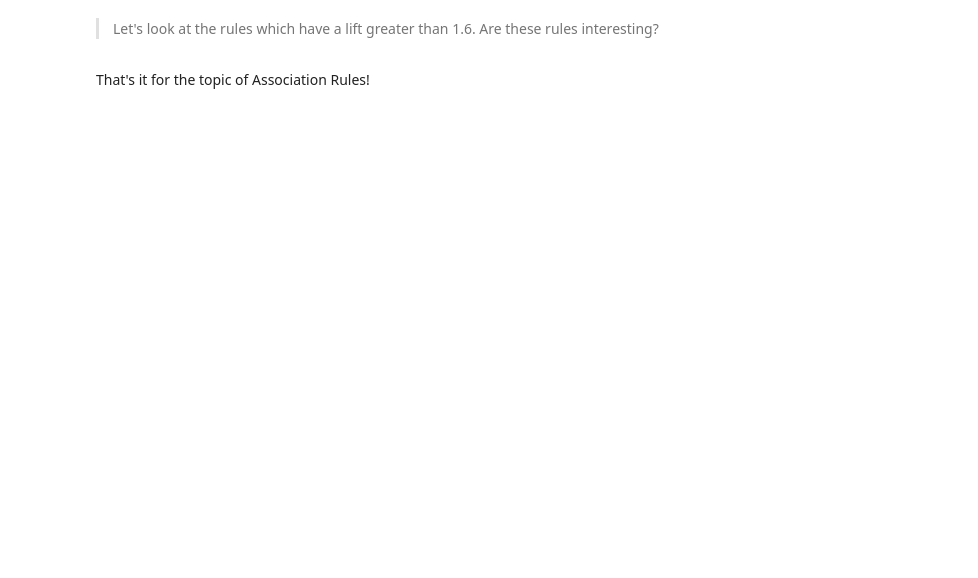
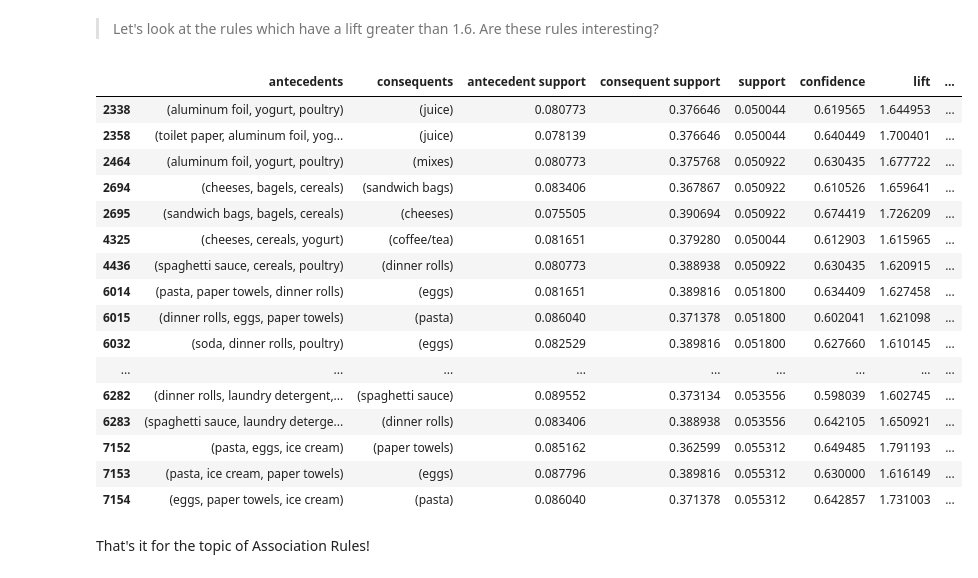
Before and after one commit to dave1b/ADML, a Jupyter notebook: 10 Association Rules/Association Rules.ipynb, the cells around one changed output. Saved outputs shown, nothing was run; the diff lists cells and outputs as text; code cells hidden in the pictures; blank space fills up the shorter version.

```diff
--- a/10 Association Rules/Association Rules.ipynb
+++ b/10 Association Rules/Association Rules.ipynb
@@ -160,4 +386,24 @@ rules.query('support > 0.05 and confidence > 0.9 and lift > 1.3')
 # %% [markdown]
 > Let's look at the rules which have a lift greater than 1.6. Are these rules interesting?
+# %%
+rules.query('lift > 1.6 ')
+# %% [output]
+|  | antecedents | consequents | antecedent support | consequent support | support | confidence | lift | ... |
+| 2338 | (aluminum foil, yogurt, poultry) | (juice) | 0.080773 | 0.376646 | 0.050044 | 0.619565 | 1.644953 | ... |
+| 2358 | (toilet paper, aluminum foil, yog... | (juice) | 0.078139 | 0.376646 | 0.050044 | 0.640449 | 1.700401 | ... |
+| 2464 | (aluminum foil, yogurt, poultry) | (mixes) | 0.080773 | 0.375768 | 0.050922 | 0.630435 | 1.677722 | ... |
+| 2694 | (cheeses, bagels, cereals) | (sandwich bags) | 0.083406 | 0.367867 | 0.050922 | 0.610526 | 1.659641 | ... |
+| 2695 | (sandwich bags, bagels, cereals) | (cheeses) | 0.075505 | 0.390694 | 0.050922 | 0.674419 | 1.726209 | ... |
+| 4325 | (cheeses, cereals, yogurt) | (coffee/tea) | 0.081651 | 0.379280 | 0.050044 | 0.612903 | 1.615965 | ... |
+| 4436 | (spaghetti sauce, cereals, poultry) | (dinner rolls) | 0.080773 | 0.388938 | 0.050922 | 0.630435 | 1.620915 | ... |
+| 6014 | (pasta, paper towels, dinner rolls) | (eggs) | 0.081651 | 0.389816 | 0.051800 | 0.634409 | 1.627458 | ... |
+| 6015 | (dinner rolls, eggs, paper towels) | (pasta) | 0.086040 | 0.371378 | 0.051800 | 0.602041 | 1.621098 | ... |
+| 6032 | (soda, dinner rolls, poultry) | (eggs) | 0.082529 | 0.389816 | 0.051800 | 0.627660 | 1.610145 | ... |
+| ... | ... | ... | ... | ... | ... | ... | ... | ... |
+| 6282 | (dinner rolls, laundry detergent,... | (spaghetti sauce) | 0.089552 | 0.373134 | 0.053556 | 0.598039 | 1.602745 | ... |
+| 6283 | (spaghetti sauce, laundry deterge... | (dinner rolls) | 0.083406 | 0.388938 | 0.053556 | 0.642105 | 1.650921 | ... |
+| 7152 | (pasta, eggs, ice cream) | (paper towels) | 0.085162 | 0.362599 | 0.055312 | 0.649485 | 1.791193 | ... |
+| 7153 | (pasta, ice cream, paper towels) | (eggs) | 0.087796 | 0.389816 | 0.055312 | 0.630000 | 1.616149 | ... |
+| 7154 | (eggs, paper towels, ice cream) | (pasta) | 0.086040 | 0.371378 | 0.055312 | 0.642857 | 1.731003 | ... |
 # %% [markdown]
 That's it for the topic of Association Rules!
```
Also changed, not shown: parts of 29 cells of this notebook.
